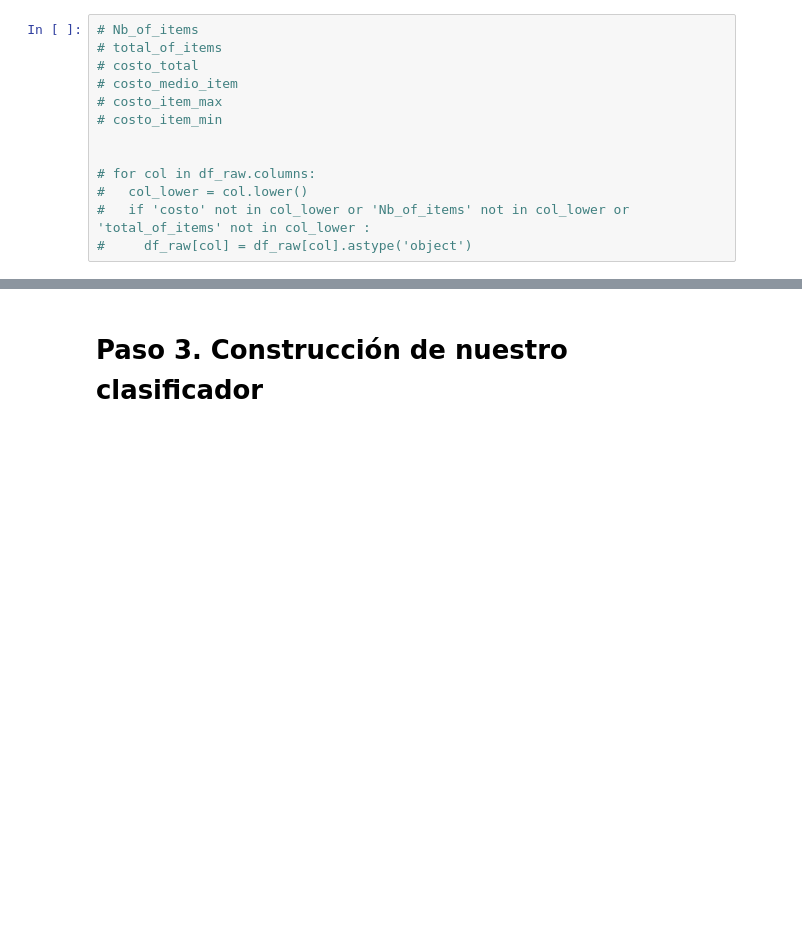
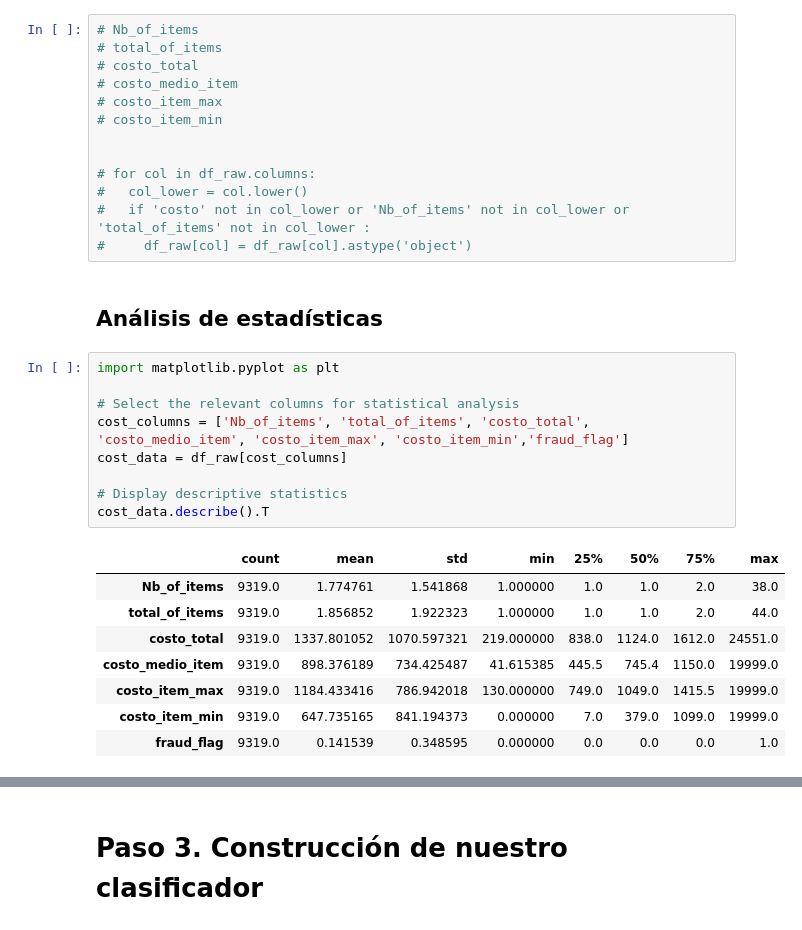
Before and after one commit to VictorRegueira/VARR_Bourbaki, a Jupyter notebook: WorkingAnalyst/Mod1/VARR_WorkingAnalyst_Mod1_Clasificacion.ipynb, the cells around one changed output, grey strips where cells are left out. Drawn from its saved outputs; the diff is of its cells as text; blank space fills up the shorter version.

```diff
--- a/WorkingAnalyst/Mod1/VARR_WorkingAnalyst_Mod1_Clasificacion.ipynb
+++ b/WorkingAnalyst/Mod1/VARR_WorkingAnalyst_Mod1_Clasificacion.ipynb
@@ -207,3 +220,23 @@ dtype: int64
 #   col_lower = col.lower()
 #   if 'costo' not in col_lower or 'Nb_of_items' not in col_lower or 'total_of_items' not in col_lower :
 #     df_raw[col] = df_raw[col].astype('object')
+# %% [markdown]
+## Análisis de estadísticas
+# %%
+import matplotlib.pyplot as plt
+
+# Select the relevant columns for statistical analysis
+cost_columns = ['Nb_of_items', 'total_of_items', 'costo_total', 'costo_medio_item', 'costo_item_max', 'costo_item_min','fraud_flag']
+cost_data = df_raw[cost_columns]
+
+# Display descriptive statistics
+cost_data.describe().T
+# %% [output]
+|  | count | mean | std | min | 25% | 50% | 75% | max |
+| Nb_of_items | 9319.0 | 1.774761 | 1.541868 | 1.000000 | 1.0 | 1.0 | 2.0 | 38.0 |
+| total_of_items | 9319.0 | 1.856852 | 1.922323 | 1.000000 | 1.0 | 1.0 | 2.0 | 44.0 |
+| costo_total | 9319.0 | 1337.801052 | 1070.597321 | 219.000000 | 838.0 | 1124.0 | 1612.0 | 24551.0 |
+| costo_medio_item | 9319.0 | 898.376189 | 734.425487 | 41.615385 | 445.5 | 745.4 | 1150.0 | 19999.0 |
+| costo_item_max | 9319.0 | 1184.433416 | 786.942018 | 130.000000 | 749.0 | 1049.0 | 1415.5 | 19999.0 |
+| costo_item_min | 9319.0 | 647.735165 | 841.194373 | 0.000000 | 7.0 | 379.0 | 1099.0 | 19999.0 |
+| fraud_flag | 9319.0 | 0.141539 | 0.348595 | 0.000000 | 0.0 | 0.0 | 0.0 | 1.0 |
```
Also changed, not shown: parts of 19 cells of this notebook.
